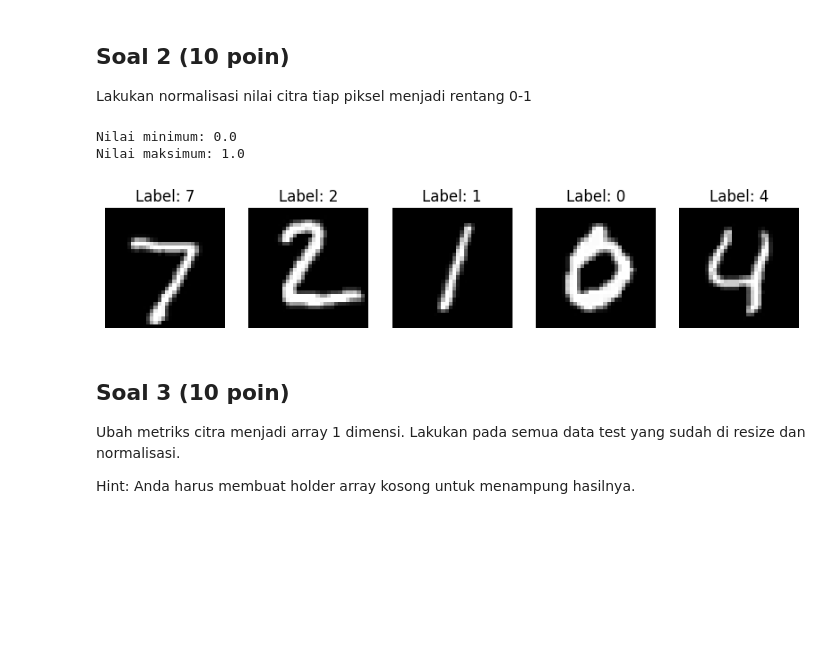
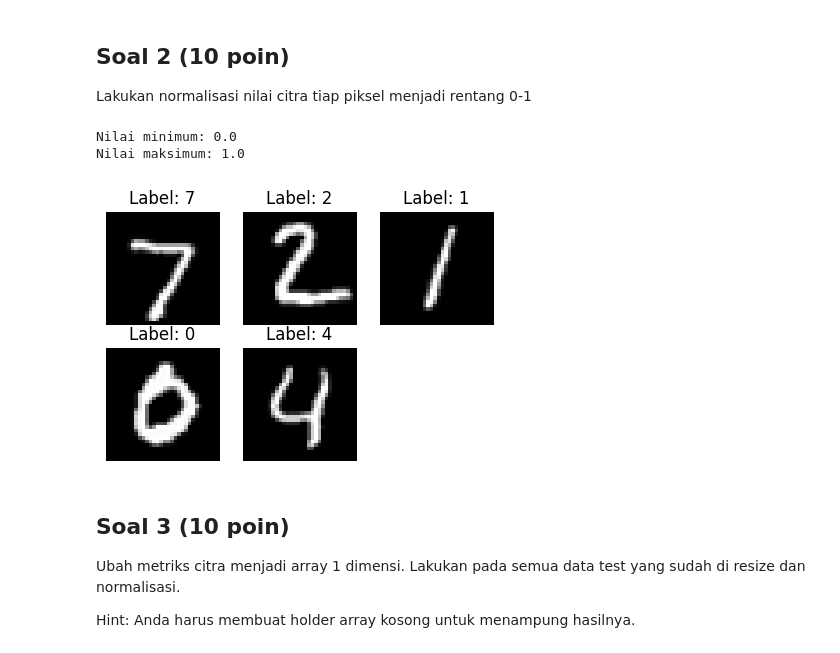
Before and after one commit to GhoffarFitassin/ML_2025-2026, a Jupyter notebook: JS04_SOAL_KUIS1_ML.ipynb, the cells around one changed output. Cells and saved outputs as stored; diff of their text form; code cells hidden in the pictures; blank space fills up the shorter version.

```diff
--- a/JS04_SOAL_KUIS1_ML.ipynb
+++ b/JS04_SOAL_KUIS1_ML.ipynb
@@ -406,22 +408,18 @@ import cv2
 # Load data MNIST
 (_, _), (X_test, y_test) = mnist.load_data()
 
-print("Sebelum upsampling:", X_test.shape)  # (10000, 28, 28)
+print("Sebelum upsampling:", X_test.shape)
+X_test_upsampling = np.zeros((X_test.shape[0], 32, 32), dtype=np.uint8)
+for i in range(X_test.shape[0]):
+    X_test_upsampling[i] = cv2.resize(X_test[i], (32, 32), interpolation=cv2.INTER_CUBIC)
 
-# Buat array kosong untuk menampung hasil upsampling
-X_test_up = np.zeros((X_test.shape[0], 32, 32), dtype=np.uint8)
-
-# Lakukan resize setiap gambar dari 28x28 -> 32x32
-for i in range(X_test.shape[0]):
-    X_test_up[i] = cv2.resize(X_test[i], (32, 32), interpolation=cv2.INTER_CUBIC)
-
-print("Setelah upsampling:", X_test_up.shape)  # (10000, 32, 32)
+print("Setelah upsampling:", X_test_upsampling.shape)
 
 # Inspeksi Visual
-plt.figure(figsize=(10,2))
+plt.figure(figsize=(5,5))
 for i in range(5):
-    plt.subplot(1,5,i+1)
-    plt.imshow(X_test_up[i], cmap="gray")
+    plt.subplot(3,3,i+1)
+    plt.imshow(X_test_upsampling[i], cmap="gray")
     plt.title(f"Label: {y_test[i]}")
     plt.axis("off")
 plt.show()
@@ -435,25 +433,25 @@ Lakukan normalisasi nilai citra tiap piksel menjadi rentang 0-1
 # %%
 # Jawab Soal 2
 # Kerjakan pada cell ini
 # Anda diperbolehkan menambah cell jika diperlukan
 # Normalisasi citra hasil upsampling ke rentang 0-1
-X_test_up_norm = X_test_up.astype("float32") / 255.0
+X_test_upsampling_normalisasi = X_test_upsampling.astype("float32") / 255.0
 
-print("Nilai minimum:", X_test_up_norm.min())
-print("Nilai maksimum:", X_test_up_norm.max())
+print("Nilai minimum:", X_test_upsampling_normalisasi.min())
+print("Nilai maksimum:", X_test_upsampling_normalisasi.max())
 
 # Inspeksi Visual
-plt.figure(figsize=(10,2))
+plt.figure(figsize=(5,5))
 for i in range(5):
-    plt.subplot(1,5,i+1)
-    plt.imshow(X_test_up_norm[i], cmap="gray")
+    plt.subplot(3,3,i+1)
+    plt.imshow(X_test_upsampling_normalisasi[i], cmap="gray")
     plt.title(f"Label: {y_test[i]}")
     plt.axis("off")
 plt.show()
 # %% [output]
 Nilai minimum: 0.0
 Nilai maksimum: 1.0
-[figure, old version]
+[figure, new version]
 # %% [markdown]
 ## Soal 3 (10 poin)
 Ubah metriks citra menjadi array 1 dimensi. Lakukan pada semua data test yang sudah di resize dan normalisasi.
```
Also changed, not shown: parts of 3 cells of this notebook.
